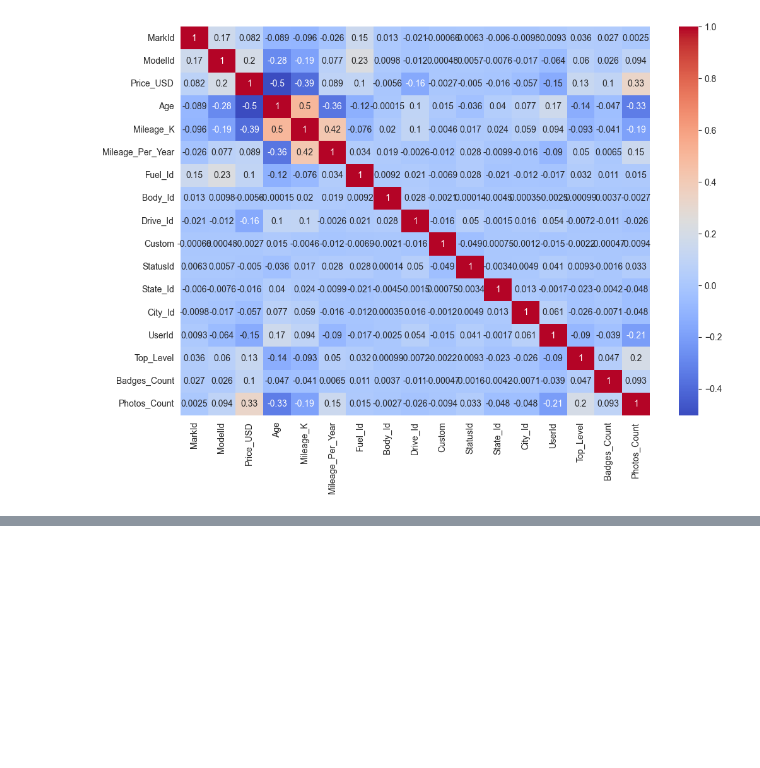
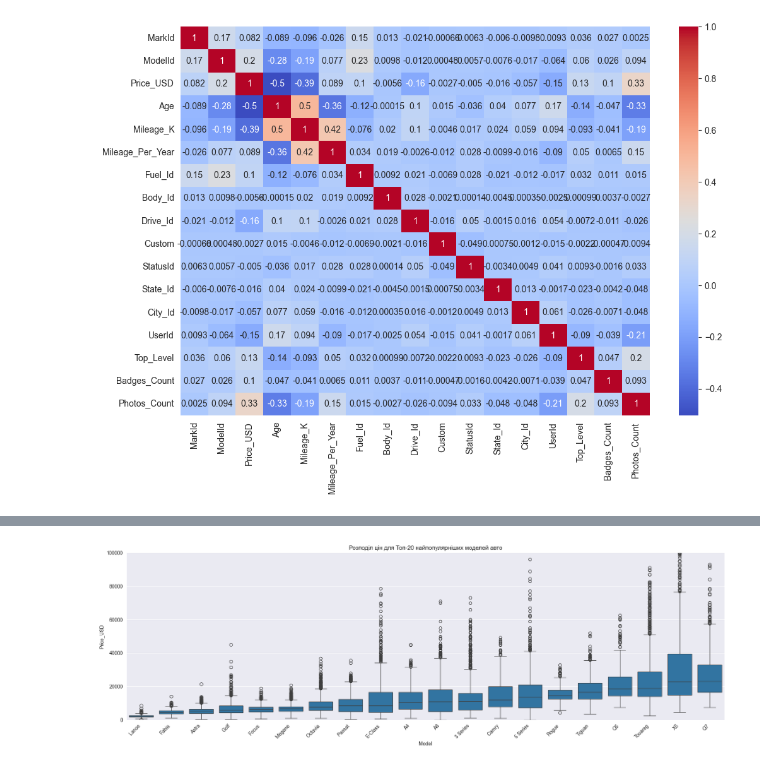
Before and after one commit to Chuchman-Dima/MarketScout, a Jupyter notebook: notebooks/main.ipynb, the cells around one changed output, grey strips where cells are left out. Saved outputs shown, nothing was run; the diff lists cells and outputs as text; code cells hidden in the pictures; blank space fills up the shorter version.

```diff
--- a/notebooks/main.ipynb
+++ b/notebooks/main.ipynb
@@ -239,0 +272,18 @@ plt.show()
+# %%
+plt.figure(figsize=(18, 6))
+
+# Знаходимо топ-20 найпопулярніших моделей
+top_20_marks = df['Model'].value_counts().head(20).index
+df_top = df[df['Model'].isin(top_20_marks)]
+
+# Сортуємо ці топ-20 моделей за медіанною ціною для зручного візуального аналізу
+ordered_marks = df_top.groupby('Model')['Price_USD'].median().sort_values().index
+
+sns.boxplot(data=df_top, x='Model', y='Price_USD', order=ordered_marks)
+plt.ylim(0, 100000)
+plt.xticks(rotation=45, ha='right')
+plt.title("Розподіл цін для Топ-20 найпопулярніших моделей авто")
+plt.tight_layout()
+plt.show()
+# %% [output]
+[figure, added]
```
Also changed, not shown: parts of 5 cells of this notebook.
